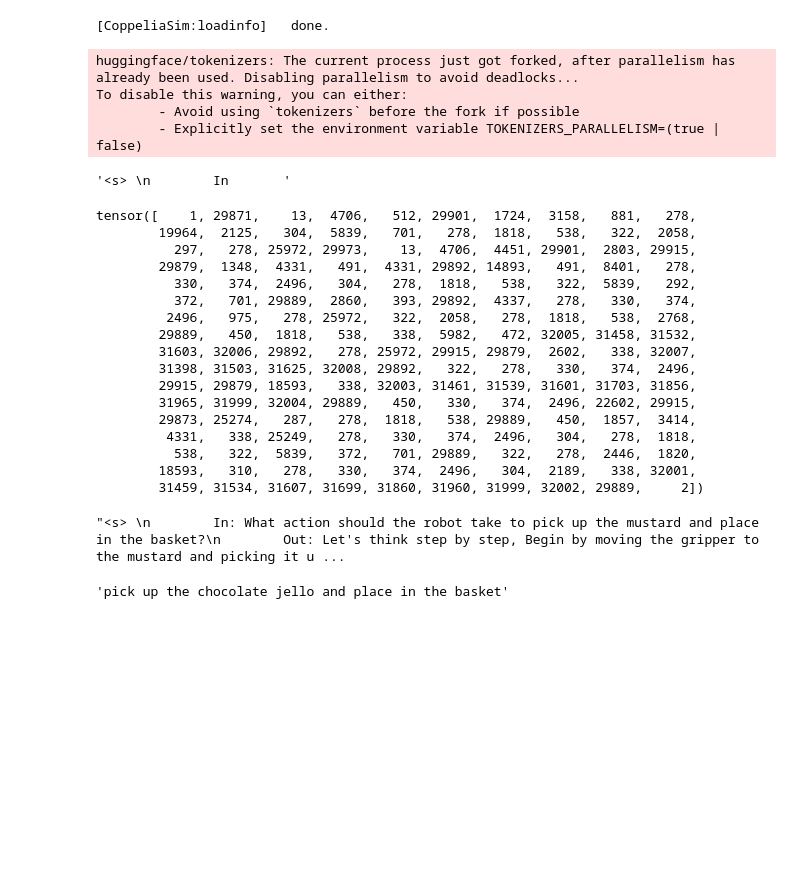
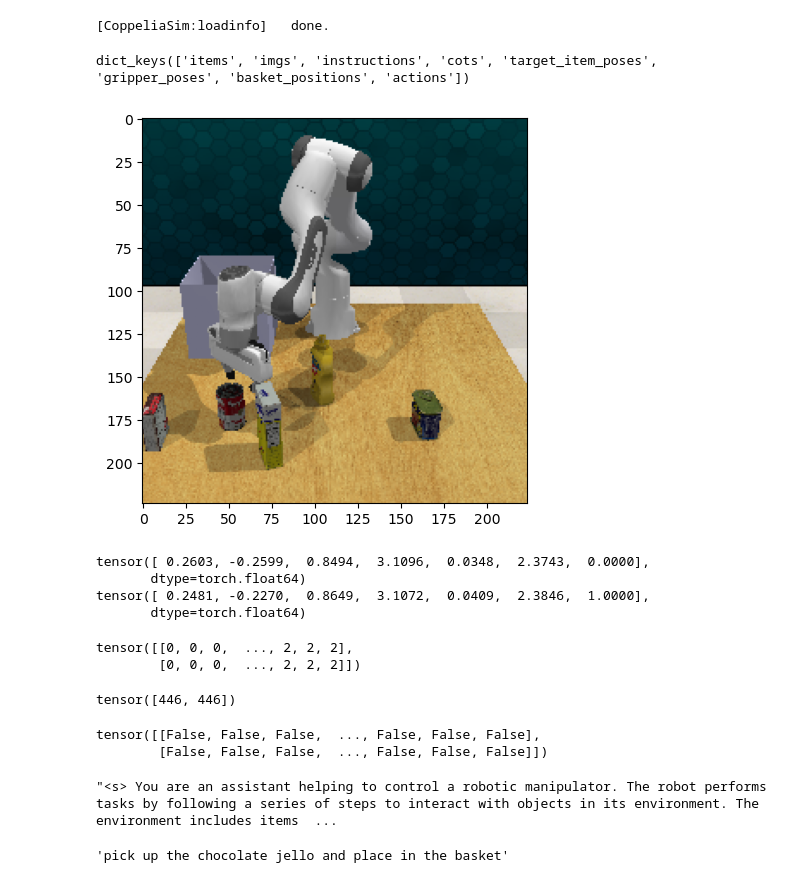
Before and after one commit to VLA-RL/VLA-RL, a Jupyter notebook: test.ipynb, the cells around one changed output. Cells and saved outputs as stored; diff of their text form; code cells hidden in the pictures; blank space fills up the shorter version.

```diff
--- a/test.ipynb
+++ b/test.ipynb
@@ -146,7 +173,7 @@ env.shutdown()
 # %% [output]
 [CoppeliaSim:loadinfo]   done.
 # %%
-test_data_path: Path = Path(f"./datasets/pick_described_object/test_data1.pt")
+test_data_path: Path = Path(f"./datasets/pick_described_object/train_data2.pt")
 testset = RLbenchCotDataset(
     test_data_path,
     action_tokenizer,
@@ -164,14 +191,3 @@ test_dataloader = DataLoader(
     collate_fn=collator,
     num_workers=1,  # Important =>> Set to 0 if using RLDS; TFDS rolls its own parallelism!
 )
-# %%
-test = next(iter(test_dataloader))
-# %% [output]
-huggingface/tokenizers: The current process just got forked, after parallelism has already been used. Disabling parallelism to avoid deadlocks...
-To disable this warning, you can either:
-        - Avoid using `tokenizers` before the fork if possible
-        - Explicitly set the environment variable TOKENIZERS_PARALLELISM=(true | false)
-# %%
-processor.tokenizer.decode([ 1, 29871,    13,  4706,512,4706])
-# %% [output]
-'<s> \n        In       '
@@ -178,27 +196,39 @@ processor.tokenizer.decode([ 1, 29871,    13,  4706,512,4706])
+# %%
+data_dict.keys()
+# %% [output]
+dict_keys(['items', 'imgs', 'instructions', 'cots', 'target_item_poses', 'gripper_poses', 'basket_positions', 'actions'])
+# %%
+test = next(iter(test_dataloader))
+# plt.imshow(test["imgs"][0].permute(1, 2, 0))
+figure = plt.figure(figsize=(5, 5))
+plt.imshow((test['pixel_values'][0].squeeze(0).permute(1,2,0) + 1)/2)
+plt.show()
+print(test['actions'][0])
+print(test['gripper_poses'][0])
+# %% [output]
+[figure, added]
+tensor([ 0.2603, -0.2599,  0.8494,  3.1096,  0.0348,  2.3743,  0.0000],
+       dtype=torch.float64)
+tensor([ 0.2481, -0.2270,  0.8649,  3.1072,  0.0409,  2.3846,  1.0000],
+       dtype=torch.float64)
+# %%
+(test['input_ids'] == 32002).cumsum(dim=1)
+# %% [output]
+tensor([[0, 0, 0,  ..., 2, 2, 2],
+        [0, 0, 0,  ..., 2, 2, 2]])
+# %%
+((test['input_ids'] == 32008).cumsum(dim=1)==2).to(torch.int).argmax(dim=1)
+# %% [output]
+tensor([446, 446])
 # %%
-test['input_ids'][0]
+action_tokenizer.get_mask(test['input_ids'])[0]
 # %% [output]
-tensor([    1, 29871,    13,  4706,   512, 29901,  1724,  3158,   881,   278,
-        19964,  2125,   304,  5839,   701,   278,  1818,   538,   322,  2058,
-          297,   278, 25972, 29973,    13,  4706,  4451, 29901,  2803, 29915,
-        29879,  1348,  4331,   491,  4331, 29892, 14893,   491,  8401,   278,
-          330,   374,  2496,   304,   278,  1818,   538,   322,  5839,   292,
-          372,   701, 29889,  2860,   393, 29892,  4337,   278,   330,   374,
-         2496,   975,   278, 25972,   322,  2058,   278,  1818,   538,  2768,
-        29889,   450,  1818,   538,   338,  5982,   472, 32005, 31458, 31532,
-        31603, 32006, 29892,   278, 25972, 29915, 29879,  2602,   338, 32007,
-        31398, 31503, 31625, 32008, 29892,   322,   278,   330,   374,  2496,
-        29915, 29879, 18593,   338, 32003, 31461, 31539, 31601, 31703, 31856,
-        31965, 31999, 32004, 29889,   450,   330,   374,  2496, 22602, 29915,
-        29873, 25274,   287,   278,  1818,   538, 29889,   450,  1857,  3414,
-         4331,   338, 25249,   278,   330,   374,  2496,   304,   278,  1818,
-          538,   322,  5839,   372,   701, 29889,   322,   278,  2446,  1820,
-        18593,   310,   278,   330,   374,  2496,   304,  2189,   338, 32001,
-        31459, 31534, 31607, 31699, 31860, 31960, 31999, 32002, 29889,     2])
+tensor([[False, False, False,  ..., False, False, False],
+        [False, False, False,  ..., False, False, False]])
 # %%
 processor.tokenizer.decode(test['input_ids'][0])
 # %% [output]
-"<s> \n        In: What action should the robot take to pick up the mustard and place in the basket?\n        Out: Let's think step by step, Begin by moving the gripper to the mustard and picking it u ...
+"<s> You are an assistant helping to control a robotic manipulator. The robot performs tasks by following a series of steps to interact with objects in its environment. The environment includes items  ...
 # %%
 instr
 # %% [output]
```
Also changed, not shown: parts of 7 cells of this notebook, 8 other files.
